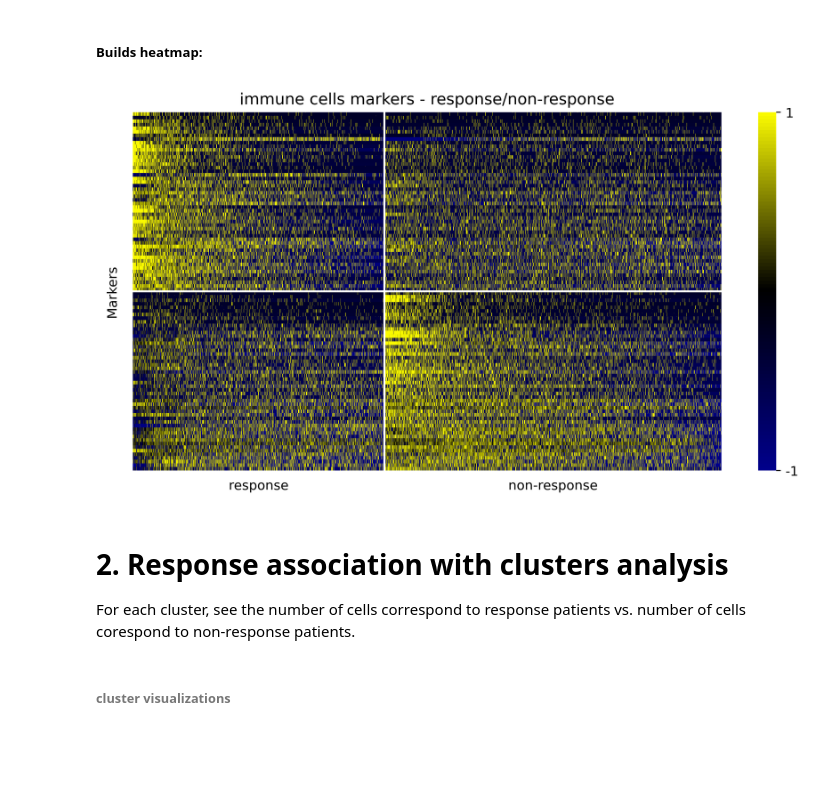
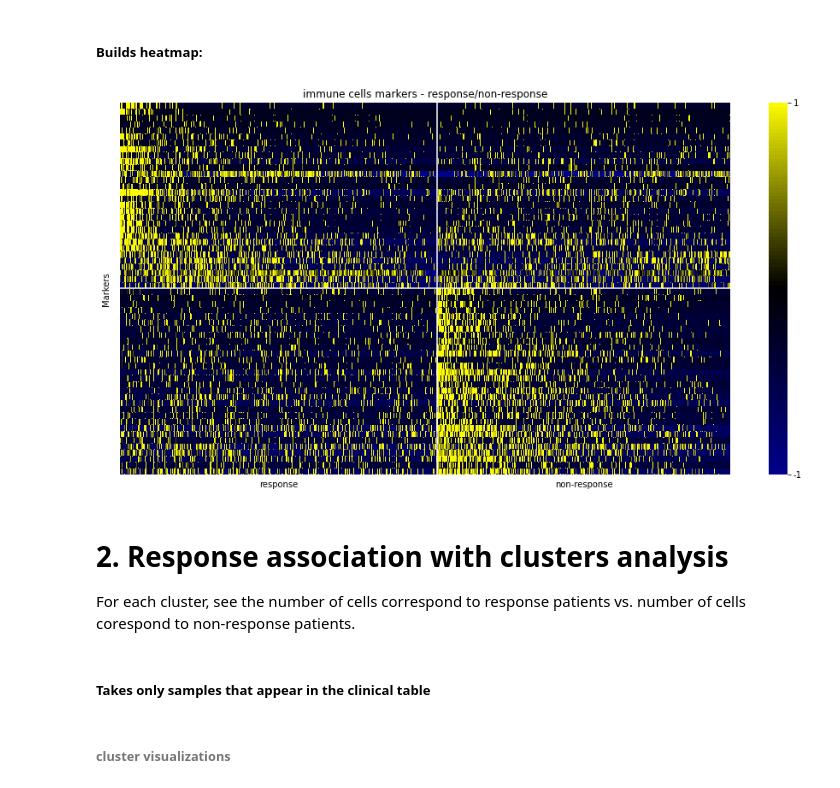
Before and after one commit to ItayShlosberg/classifying-response-to-immunotherapy, a Jupyter notebook: data_analysis/SERVER_NBS/RESPONSE_ANALYSIS/response_analysis.ipynb, the cells around one changed output. Saved outputs shown, nothing was run; the diff lists cells and outputs as text; code cells hidden in the pictures; blank space fills up the shorter version.

```diff
--- a/data_analysis/SERVER_NBS/RESPONSE_ANALYSIS/response_analysis.ipynb
+++ b/data_analysis/SERVER_NBS/RESPONSE_ANALYSIS/response_analysis.ipynb
@@ -110,0 +47,4 @@ melanoma_clinical_data.head(5)
+# %%
+melanoma_clinical_data = get_clinical_data(71)#ICI=True, after_biopsy='ICI')
+res_melanoma_clinical_data = melanoma_clinical_data.set_index('Patient id')
+melanoma_clinical_data.head(5)
@@ -126,7 +78,8 @@ number no label samples: 7
 #### Loads tumor & immune cohort:
 # %%
 # tumor_path = r'/storage/md_keren/shitay/Data/droplet_seq/cohort/normalized/5.21/cohort_normalized_24.5.21.pkl'
-COHORT_PATH = r'/storage/md_keren/shitay/Data/droplet_seq/cohort/normalized/6.21/cohort_normalized_26.6.21.pkl'
+# COHORT_PATH = r'/storage/md_keren/shitay/Data/droplet_seq/cohort/normalized/6.21/cohort_normalized_26.6.21.pkl'
+COHORT_PATH = r'/storage/md_keren/shitay/Data/droplet_seq/M97_M173/cohort/normalized/4.11.21/cohort_normalized_4.11.21_protein_coding_genes.pkl'
 
 # tumor_cohort = pickle.load(open(tumor_path, 'rb'))
 cohort = pickle.load(open(COHORT_PATH, 'rb'))
@@ -233,7 +190,7 @@ number of cells in no_used_samples_indices: 11354
 ##### Conduct fisher's exact test to find markers of response in immune cells:
 # %%
 # from utilities.clustering_tools import find_marker_genes_in_cluster
-immune_response_markers = find_marker_genes_in_cluster(response_samples_immune_cells, non_response_samples_immune_cells, log_FC_threshold=0.05, pval_threshold=0.05, min_pct=0.1, min_diff_pct=0.05)
+immune_response_markers = find_marker_genes_in_cluster(response_samples_immune_cells, non_response_samples_immune_cells, log_FC_threshold=0.025, pval_threshold=0.05, min_pct=0.05, min_diff_pct=0.025)
 # %% [markdown]
 ##### Conduct fisher's exact test to find markers of response in immune cells:
 # %%
@@ -241,7 +198,7 @@ immune_non_response_markers = find_marker_genes_in_cluster(non_response_samples_
 # %% [markdown]
 ##### Builds heatmap:
 # %%
-number_of_markers = 50
+number_of_markers = 30
 # %%
 # arrange cells indices by mean expression
 response_markers_indices = np.array([immune_cohort.features.index(f) for f in immune_response_markers.iloc[:number_of_markers]['features']])
@@ -258,27 +215,27 @@ arr_heatmap = scipy.stats.zscore(arr_heatmap, axis=0, ddof=1)
 # %%
 cmap = pickle.load(open(r'/storage/md_keren/shitay/outputs/clustering/immune/heatmap/colorbar.pkl', 'rb'))
 fig, ax = plt.subplots(1)
-fig.set_size_inches(10, 5)
+fig.set_size_inches(16, 8)
 
 sb_out = sb.heatmap(arr_heatmap.T, vmin=-1, vmax=1, cmap=cmap);
 cbar = sb_out.collections[0].colorbar
 cbar.set_ticks([-1, 1])
 cbar.set_ticklabels([-1, 1])
 
 
 sb_out.set_xticks([int(response_samples_immune_cells.number_of_cells/2), response_samples_immune_cells.number_of_cells+int(non_response_samples_immune_cells.number_of_cells/2) ]) # <--- set the ticks first
 sb_out.set_xticklabels(['response', 'non-response'], rotation='horizontal')
 
 
 # sb_out.set(xticklabels=[])
 sb_out.set(yticklabels=[])
 sb_out.tick_params(bottom=False, left=False)
 
 ax.axhline(number_of_markers, color='white')
 ax.axvline(response_samples_immune_cells.number_of_cells, color='white')
 ax.set_title(f"immune cells markers - response/non-response");
 # ax.set_xlabel('response            non-response');
 ax.set_ylabel('Markers');
 # %% [output]
-[figure, old version]
+[figure, new version]
 # %%
@@ -297 +256,3 @@ clusters_barcodes_mapping_path = r'/storage/md_keren/shitay/outputs/clustering/i
 clusters_barcodes_mapping_df = pd.read_csv(clusters_barcodes_mapping_path)
+# %% [markdown]
+##### Takes only samples that appear in the clinical table
```
Also changed, not shown: parts of 43 cells of this notebook, 15 other files.
